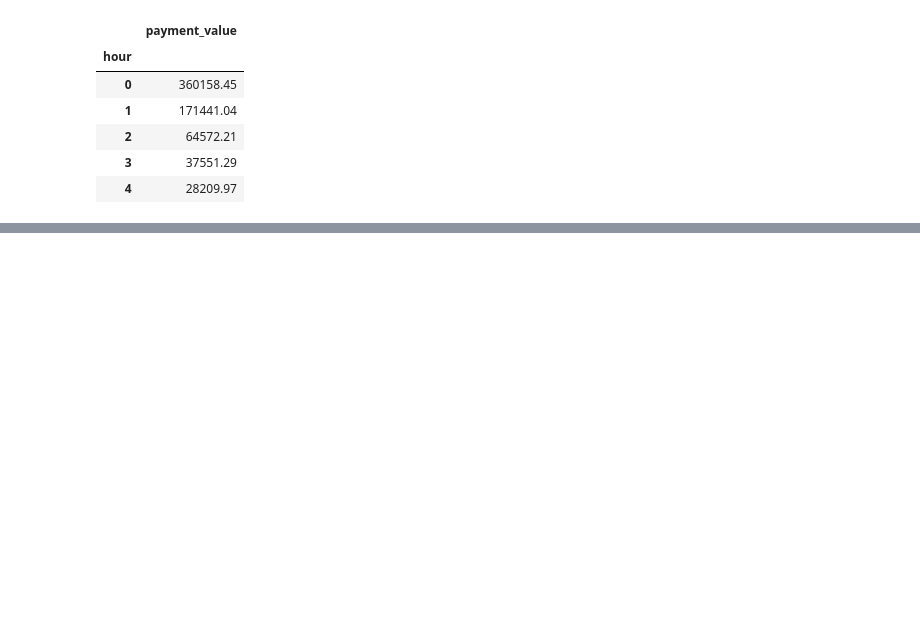
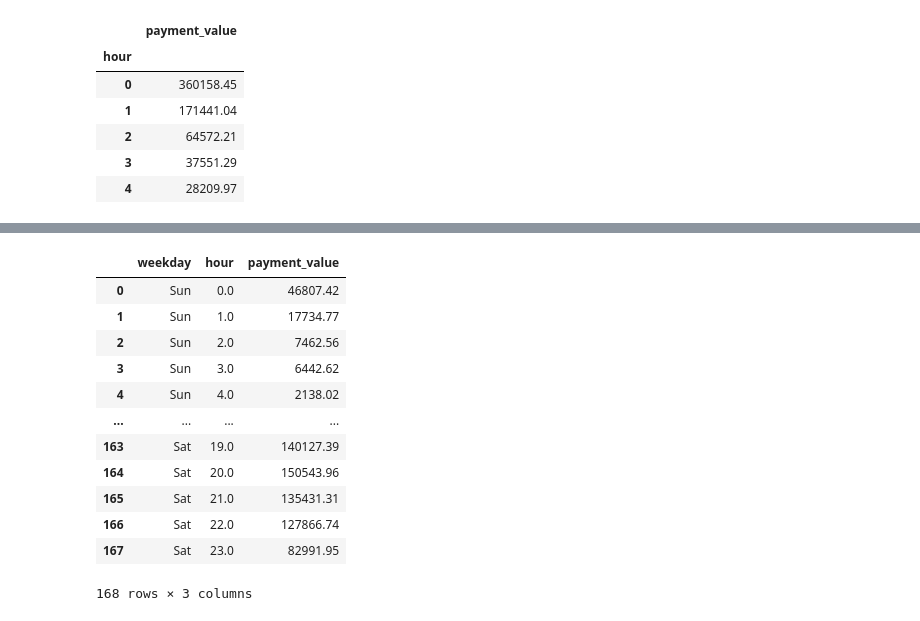
Before and after one commit to seonghunYang/ECOMMERCE-EDA, a Jupyter notebook: EDA4.ipynb, the cells around one changed output, grey strips where cells are left out. Cells and saved outputs as stored; diff of their text form; code cells hidden in the pictures; blank space fills up the shorter version.

```diff
--- a/EDA4.ipynb
+++ b/EDA4.ipynb
@@ -323,0 +436,20 @@ merged_order_payment_minute = merged_order_payment_date[['minute', 'payment_valu
+# %%
+merged_order_payment_hour_weekday['weekday'] = pd.Categorical(merged_order_payment_hour_weekday['weekday'],
+                                                             categories=['Sun','Mon','Tue','Wed','Thu','Fri','Sat'],
+                                                             ordered=True)
+# %%
+merged_order_payment_hour_weekday
+# %% [output]
+|  | weekday | hour | payment_value |
+| 0 | Sun | 0.0 | 46807.42 |
+| 1 | Sun | 1.0 | 17734.77 |
+| 2 | Sun | 2.0 | 7462.56 |
+| 3 | Sun | 3.0 | 6442.62 |
+| 4 | Sun | 4.0 | 2138.02 |
+| ... | ... | ... | ... |
+| 163 | Sat | 19.0 | 140127.39 |
+| 164 | Sat | 20.0 | 150543.96 |
+| 165 | Sat | 21.0 | 135431.31 |
+| 166 | Sat | 22.0 | 127866.74 |
+| 167 | Sat | 23.0 | 82991.95 |
+168 rows × 3 columns
```
Also changed, not shown: parts of 16 cells of this notebook.
